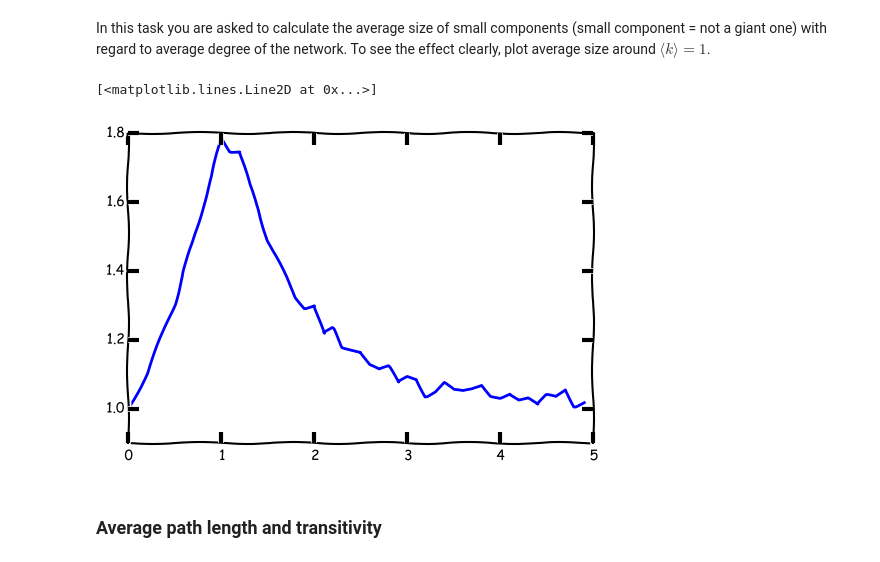
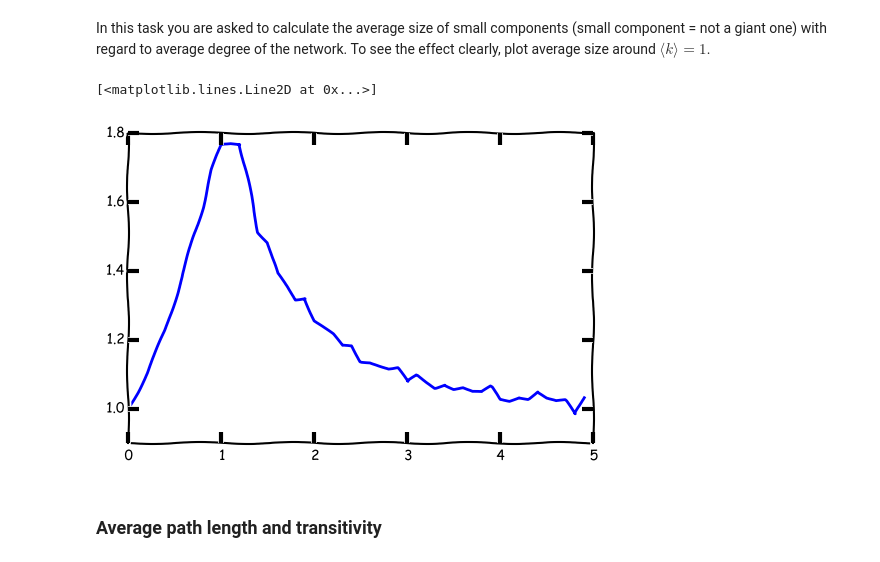
Before and after one commit to mdldml/hse-term2-network-science, a Jupyter notebook: Classes Module 3/03_2.1_rand_graph.ipynb, the cells around one changed output. Cells and saved outputs as stored; diff of their text form; code cells hidden in the pictures.

```diff
--- a/Classes Module 3/03_2.1_rand_graph.ipynb
+++ b/Classes Module 3/03_2.1_rand_graph.ipynb
@@ -54,25 +54,25 @@ plt.boxplot(data)
 # %% [markdown]
 In this task you are asked to calculate the average size of small components (small component = not a giant one) with regard to average degree of the network. To see the effect clearly, plot average size around $\langle k \rangle = 1$.
 # %%
-def small_components_size_avg(avg_k, n=500, iterations=20):
+def small_components_size_avg(avg_k, n=500, iterations=50):
     p = avg_k / n
     results = []
 
     for _ in range(iterations):
         G = randgp(n, p)
         components = sorted(nx.connected_components(G), key=len)
         avg_size = np.mean([len(component) for component in components[:-1]]) if len(components) != 1 else 0
         results.append(avg_size)
 
     return np.mean(results)
 
 #small_components_size_avg(1.2)
 sample = np.arange(0.0, 5.0, 0.1)
 results = [small_components_size_avg(avg_k) for avg_k in sample]
 plt.plot(sample, results)
 # %% [output]
 [<matplotlib.lines.Line2D at 0x...>]
-[figure, old version]
+[figure, new version]
 # %% [markdown]
 ### Average path length and transitivity
 # %% [markdown]
```
